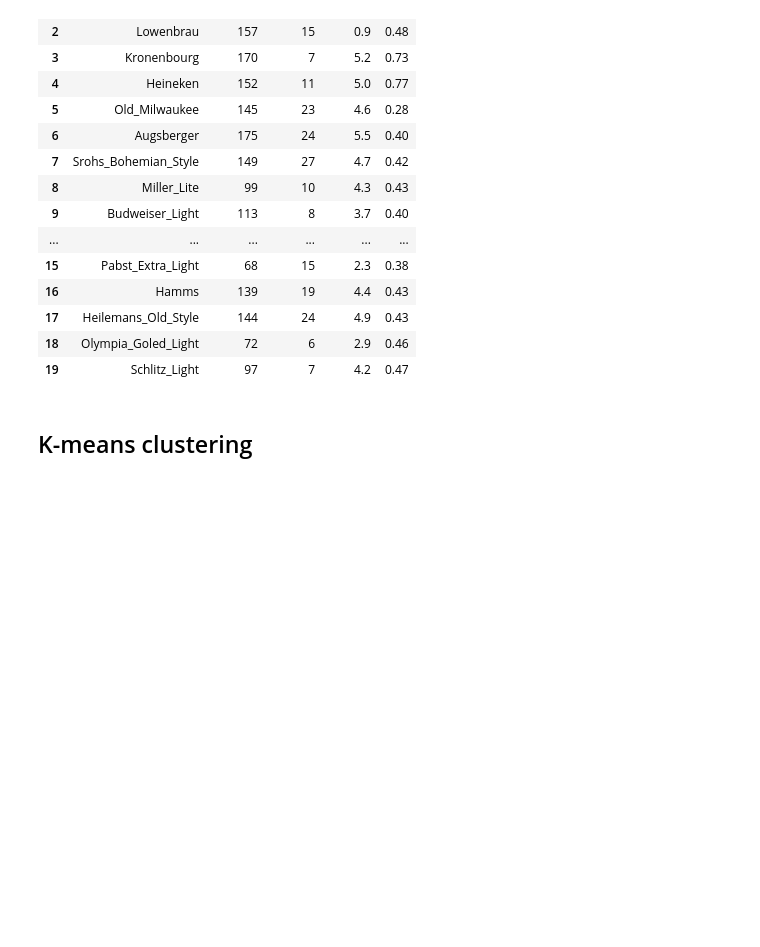
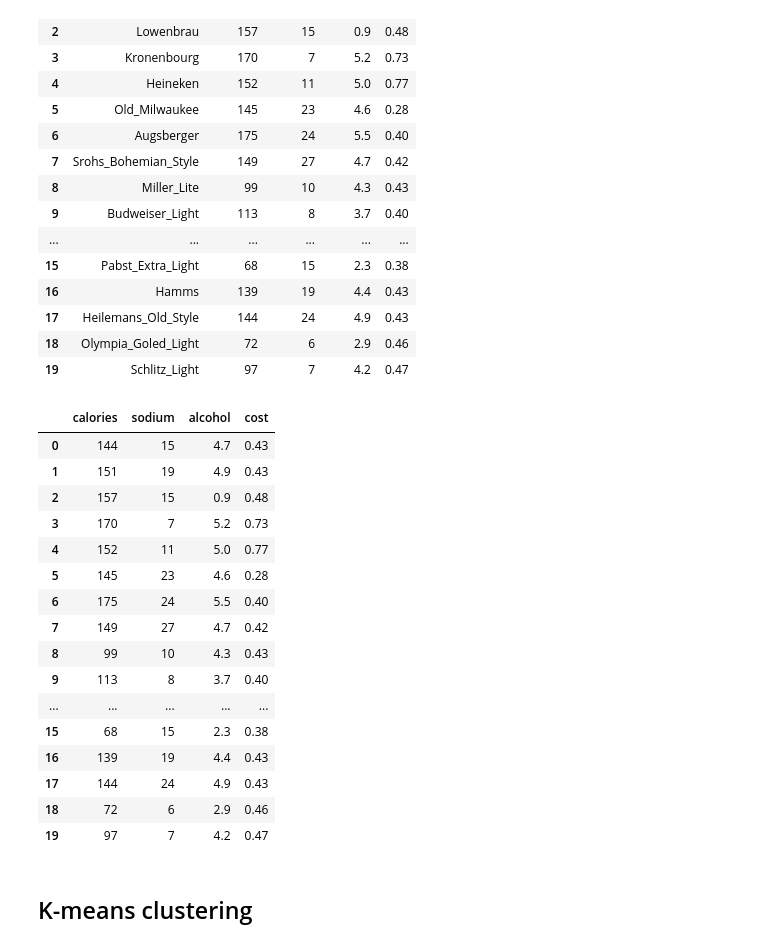
Before and after one commit to morindaz/MyDeepLearning, a Jupyter notebook: MachineLearning/Kmeans/kmeans.ipynb, the cells around one changed output. Saved outputs shown, nothing was run; the diff lists cells and outputs as text; code cells hidden in the pictures; blank space fills up the shorter version.

```diff
--- a/MachineLearning/Kmeans/kmeans.ipynb
+++ b/MachineLearning/Kmeans/kmeans.ipynb
@@ -25,6 +25,25 @@ beer
 | 19 | Schlitz_Light | 97 | 7 | 4.2 | 0.47 |
 # %%
 X = beer[["calories","sodium","alcohol","cost"]]
+X
+# %% [output]
+|  | calories | sodium | alcohol | cost |
+| 0 | 144 | 15 | 4.7 | 0.43 |
+| 1 | 151 | 19 | 4.9 | 0.43 |
+| 2 | 157 | 15 | 0.9 | 0.48 |
+| 3 | 170 | 7 | 5.2 | 0.73 |
+| 4 | 152 | 11 | 5.0 | 0.77 |
+| 5 | 145 | 23 | 4.6 | 0.28 |
+| 6 | 175 | 24 | 5.5 | 0.40 |
+| 7 | 149 | 27 | 4.7 | 0.42 |
+| 8 | 99 | 10 | 4.3 | 0.43 |
+| 9 | 113 | 8 | 3.7 | 0.40 |
+| ... | ... | ... | ... | ... |
+| 15 | 68 | 15 | 2.3 | 0.38 |
+| 16 | 139 | 19 | 4.4 | 0.43 |
+| 17 | 144 | 24 | 4.9 | 0.43 |
+| 18 | 72 | 6 | 2.9 | 0.46 |
+| 19 | 97 | 7 | 4.2 | 0.47 |
 # %% [markdown]
 ## K-means clustering
 # %%
```
Also changed, not shown: parts of 6 cells of this notebook, 16 other files.
